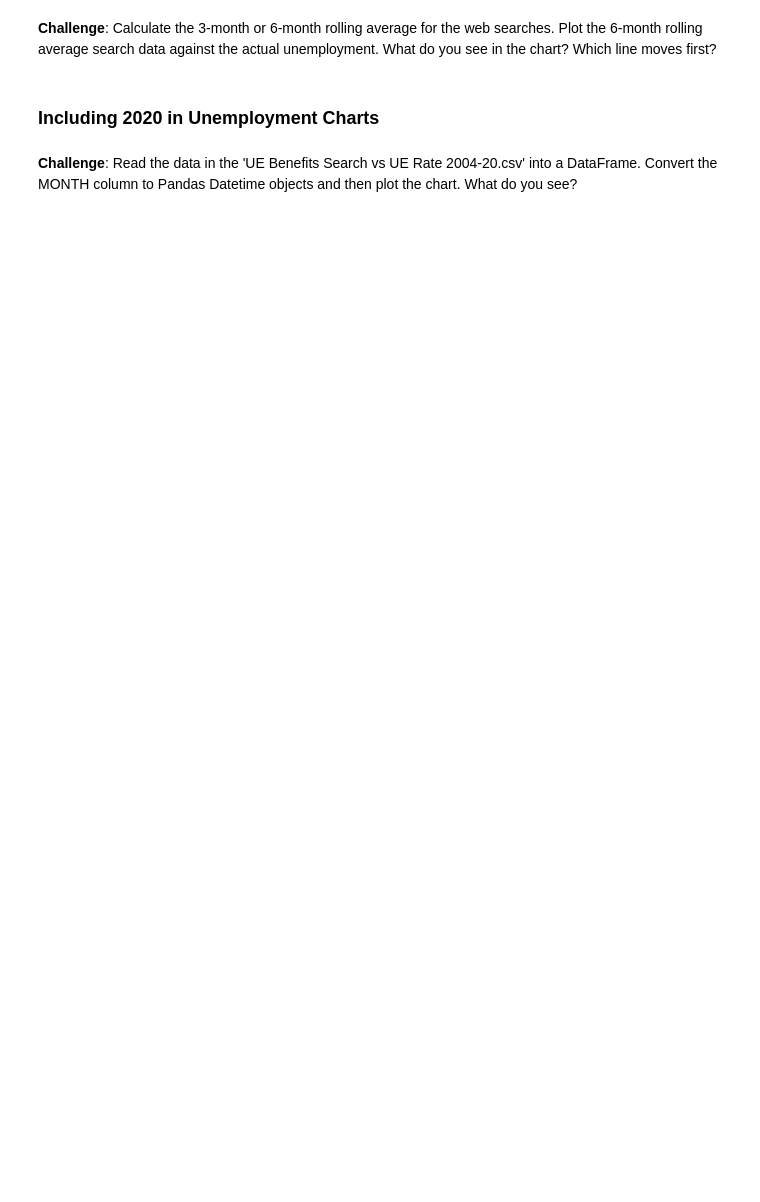
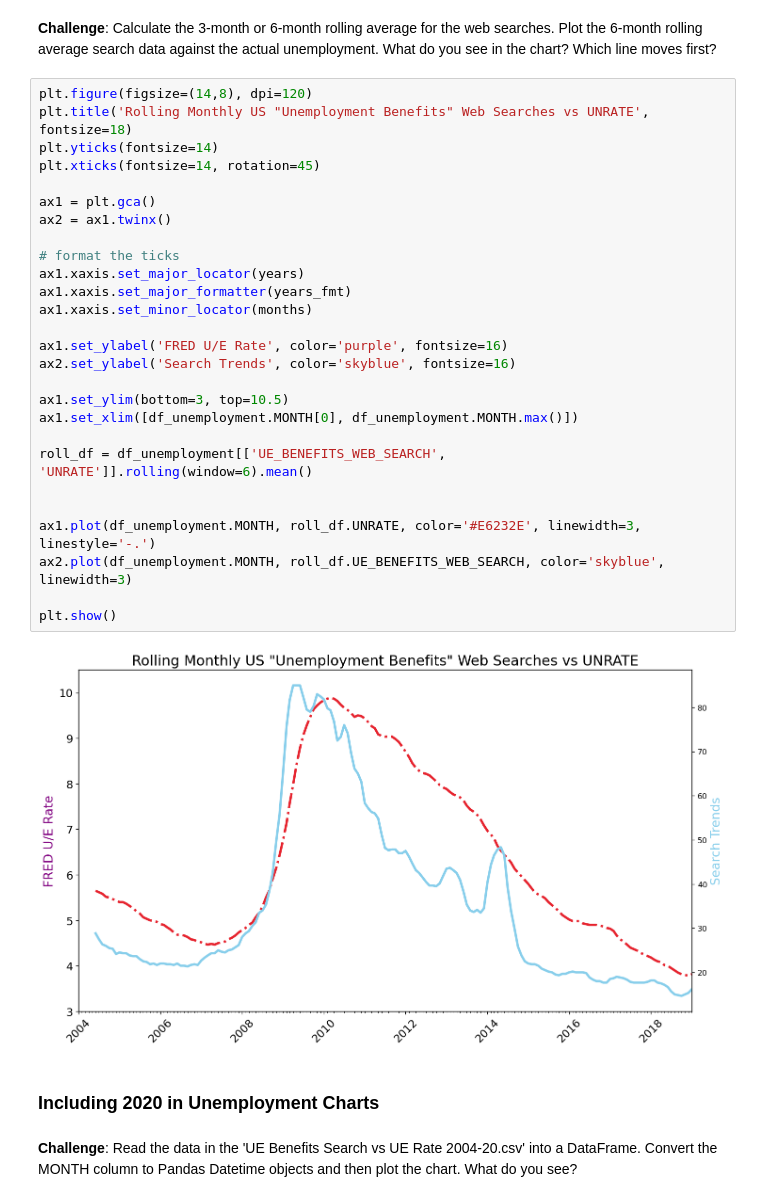
Before and after one commit to hattiepwvi/Pandas-Matplotlib-Google, a Jupyter notebook: Google Trends and Data Visualisation (start).ipynb, the cells around one changed output. Saved outputs shown, nothing was run; the diff lists cells and outputs as text; blank space fills up the shorter version.

```diff
--- a/Google Trends and Data Visualisation (start).ipynb
+++ b/Google Trends and Data Visualisation (start).ipynb
@@ -272,5 +372,34 @@ How to add tick formatting for dates on the x-axis.
 # %% [markdown]
 **Challenge**: Calculate the 3-month or 6-month rolling average for the web searches. Plot the 6-month rolling average search data against the actual unemployment. What do you see in the chart? Which line moves first?
+# %%
+plt.figure(figsize=(14,8), dpi=120)
+plt.title('Rolling Monthly US "Unemployment Benefits" Web Searches vs UNRATE', fontsize=18)
+plt.yticks(fontsize=14)
+plt.xticks(fontsize=14, rotation=45)
+
+ax1 = plt.gca()
+ax2 = ax1.twinx()
+
+# format the ticks
+ax1.xaxis.set_major_locator(years)
+ax1.xaxis.set_major_formatter(years_fmt)
+ax1.xaxis.set_minor_locator(months)
+
+ax1.set_ylabel('FRED U/E Rate', color='purple', fontsize=16)
+ax2.set_ylabel('Search Trends', color='skyblue', fontsize=16)
+
+ax1.set_ylim(bottom=3, top=10.5)
+ax1.set_xlim([df_unemployment.MONTH[0], df_unemployment.MONTH.max()])
+
+roll_df = df_unemployment[['UE_BENEFITS_WEB_SEARCH', 'UNRATE']].rolling(window=6).mean()
+
+
+ax1.plot(df_unemployment.MONTH, roll_df.UNRATE, color='#E6232E', linewidth=3, linestyle='-.')
+ax2.plot(df_unemployment.MONTH, roll_df.UE_BENEFITS_WEB_SEARCH, color='skyblue', linewidth=3)
+
+plt.show()
+# %% [output]
+[figure, added]
 # %% [markdown]
 ### Including 2020 in Unemployment Charts
 # %% [markdown]
```
Also changed, not shown: parts of 16 cells of this notebook.
